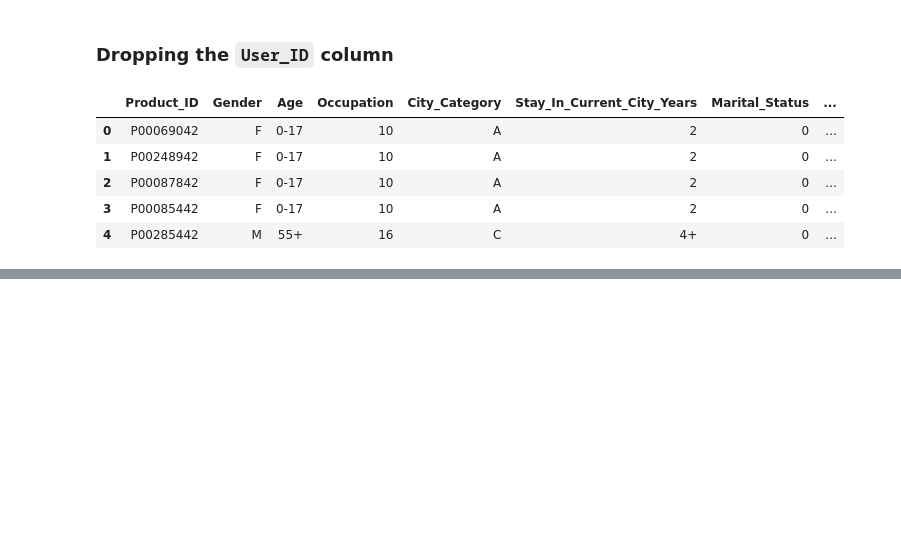
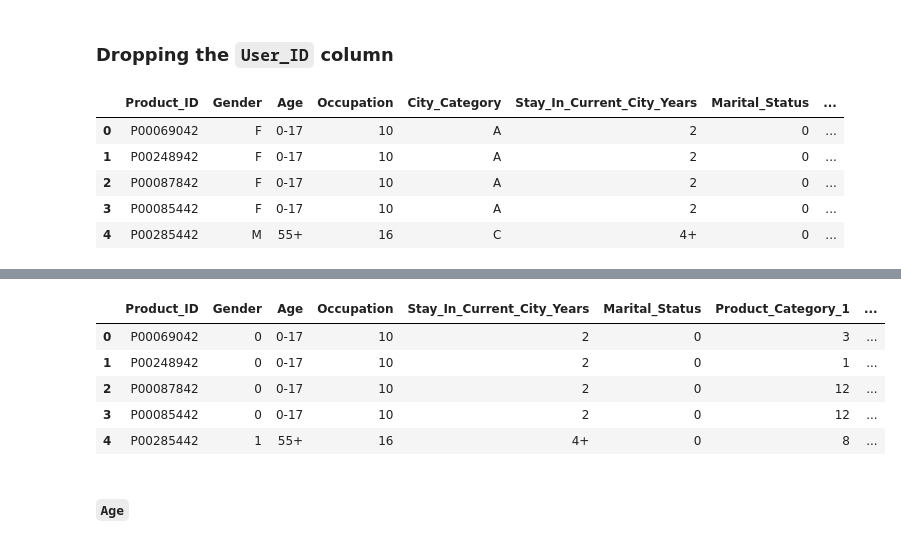
Before and after one commit to nirmit27/ds-and-ml, a Jupyter notebook: Models/black-friday-sales.ipynb, the cells around one changed output, grey strips where cells are left out. Drawn from its saved outputs; the diff is of its cells as text; code cells hidden in the pictures; blank space fills up the shorter version.

```diff
--- a/Models/black-friday-sales.ipynb
+++ b/Models/black-friday-sales.ipynb
@@ -151,0 +190,4 @@ df.head()
+# %%
+df['Gender'] = df['Gender'].map({"F": 0, "M": 1})
+
+df['Gender'].value_counts()
@@ -151,0 +205,5 @@ df.head()
+# %%
+df_city = pd.get_dummies(df['City_Category'], drop_first=True).astype(int)
+df_city.rename(columns={'B': "City_Dummy_1", 'C': "City_Dummy_2"}, inplace=True)
+
+df_city.head()
@@ -151,0 +217,14 @@ df.head()
+# %%
+df = df.drop(columns=['City_Category'])
+df = pd.concat([df, df_city], axis=1)
+
+df.head()
+# %% [output]
+|  | Product_ID | Gender | Age | Occupation | Stay_In_Current_City_Years | Marital_Status | Product_Category_1 | ... |
+| 0 | P00069042 | 0 | 0-17 | 10 | 2 | 0 | 3 | ... |
+| 1 | P00248942 | 0 | 0-17 | 10 | 2 | 0 | 1 | ... |
+| 2 | P00087842 | 0 | 0-17 | 10 | 2 | 0 | 12 | ... |
+| 3 | P00085442 | 0 | 0-17 | 10 | 2 | 0 | 12 | ... |
+| 4 | P00285442 | 1 | 55+ | 16 | 4+ | 0 | 8 | ... |
+# %% [markdown]
+#### `Age`
```
Also changed, not shown: parts of 14 cells of this notebook.
